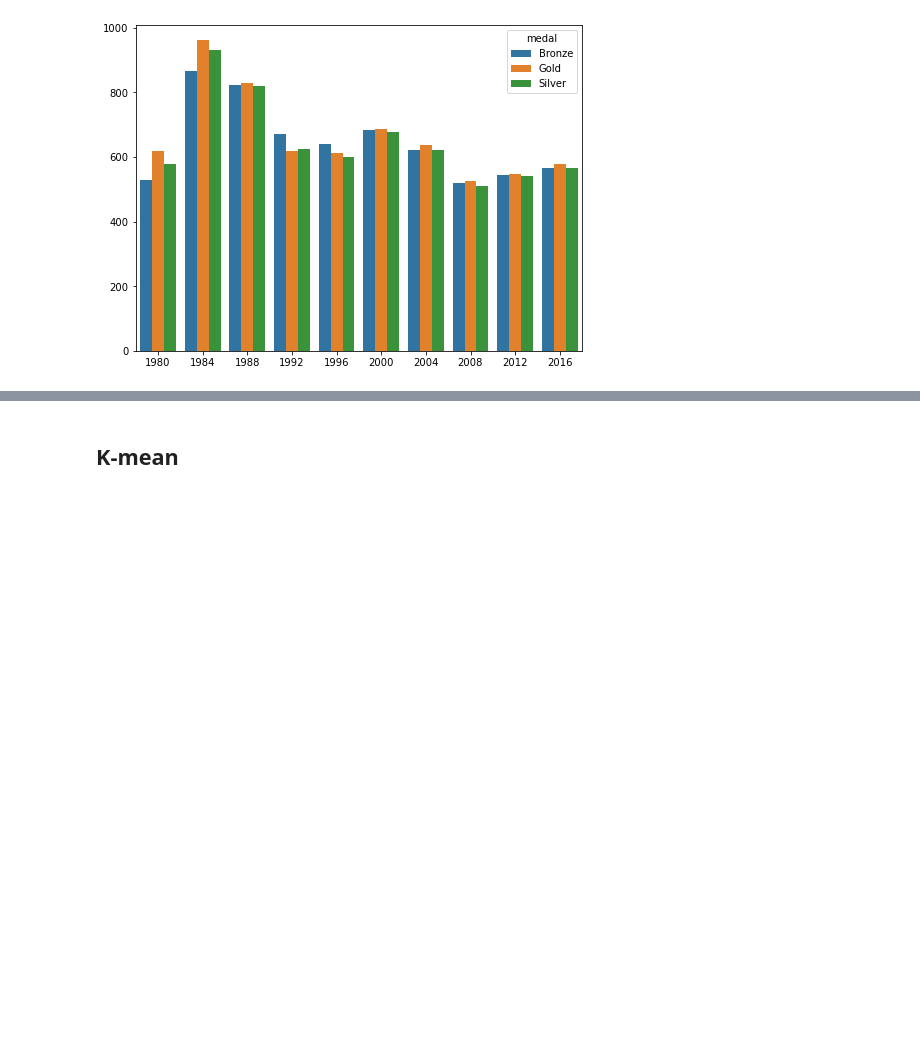
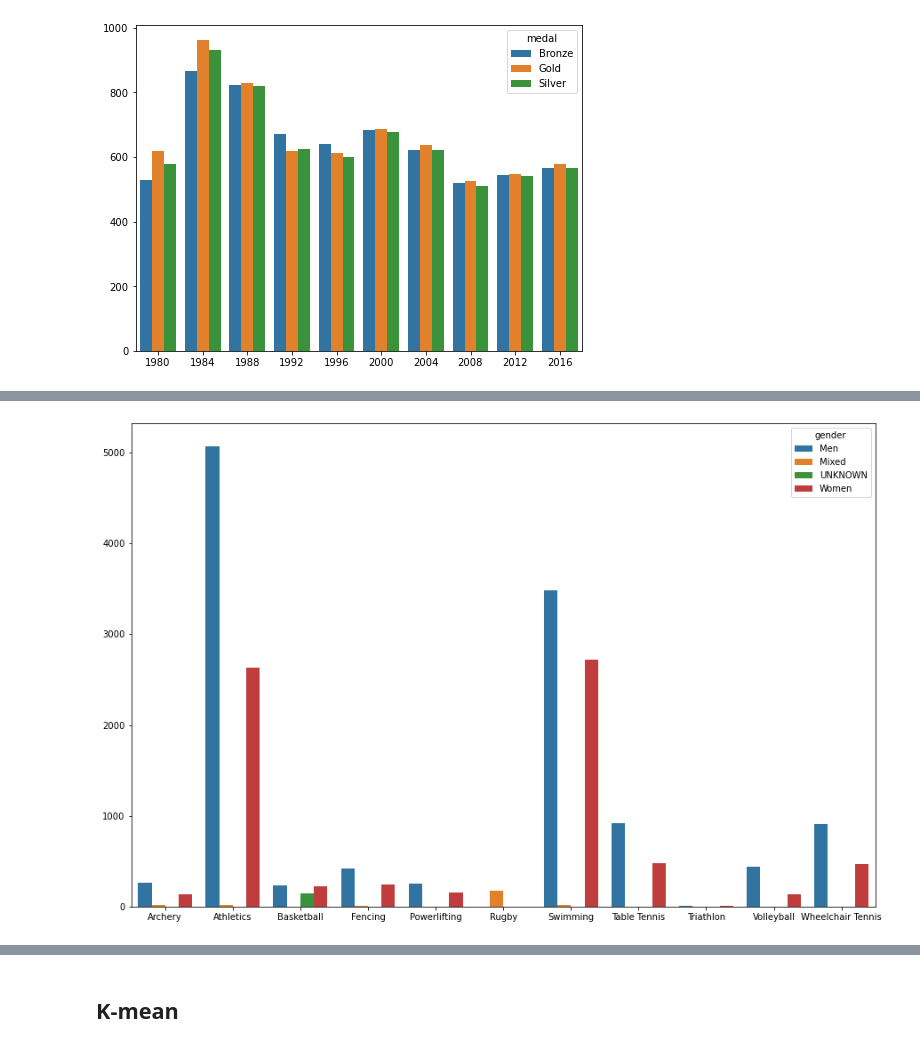
Before and after one commit to hoxuanvinh1999/SY09_Data_Mining, a Jupyter notebook: preprocessing/data_exploration.ipynb, the cells around one changed output, grey strips where cells are left out. Saved outputs shown, nothing was run; the diff lists cells and outputs as text; code cells hidden in the pictures; blank space fills up the shorter version.

```diff
--- a/data_exploration.ipynb
+++ b/preprocessing/data_exploration.ipynb
@@ -158,0 +177,13 @@ getFigureAtPos(**{
+# %%
+cols5 = ['gender', 'type']
+plt.rcParams["figure.figsize"] = (15,10)
+getFigureAtPos(**{
+    'plotFunc':sns.countplot,
+    'data':data,
+    'cols':cols5,
+    'j':0,
+    'i':1,
+    'title':''})
+plt.savefig("new images/number_medal_by_sport_and_gender.png")
+# %% [output]
+[figure, added]
```
Also changed, not shown: parts of 24 cells of this notebook, 45 other files.
